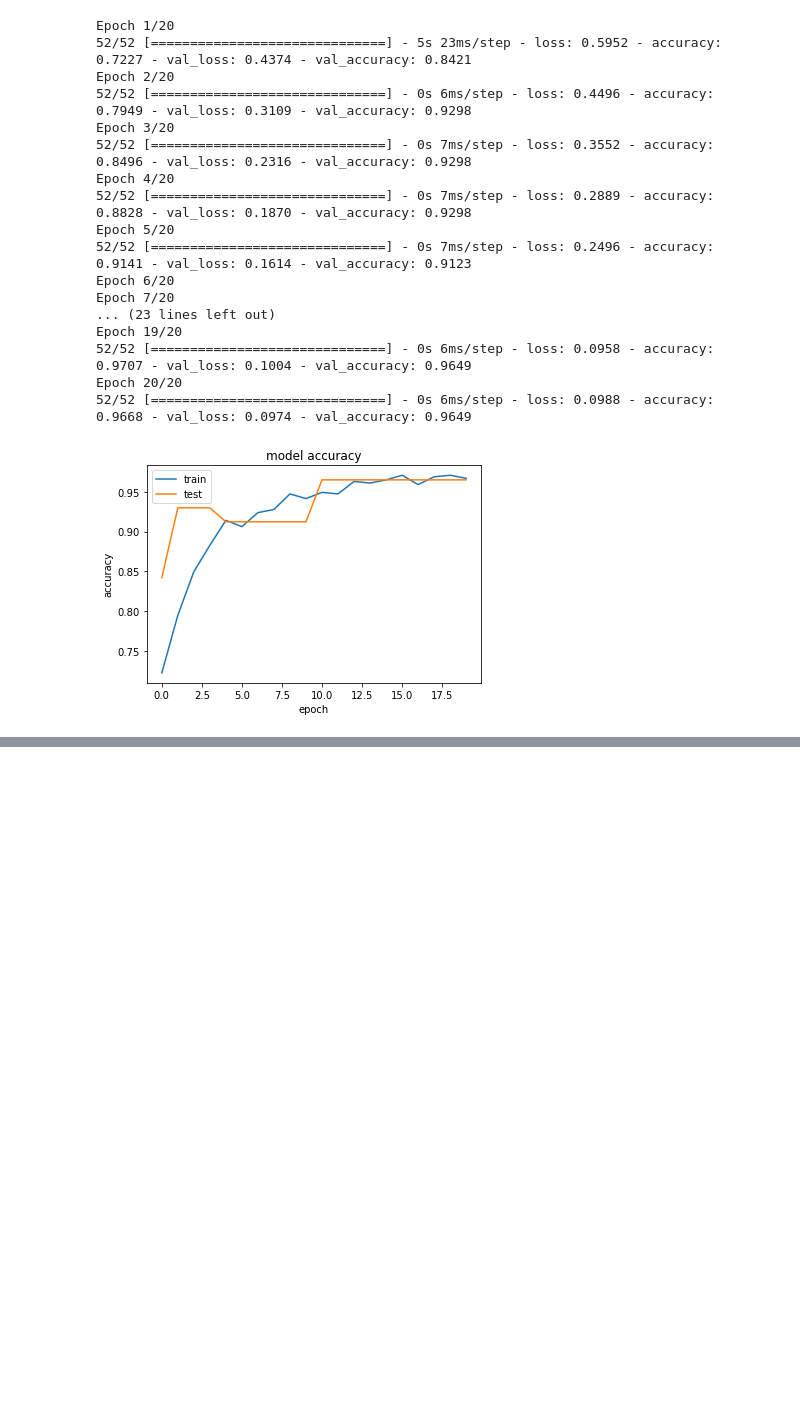
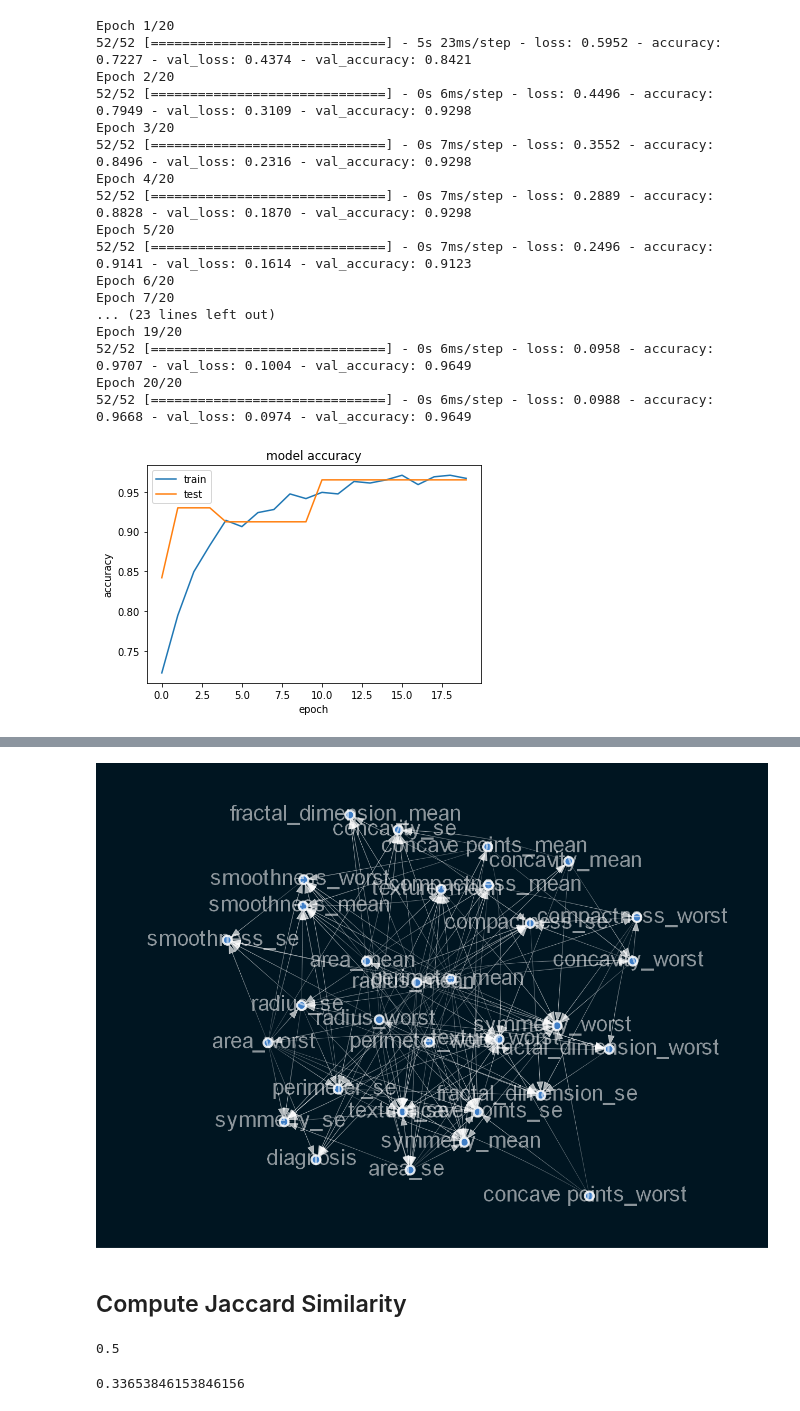
Before and after one commit to Causal-Inference-on-Breast-cancer/Causualty, a Jupyter notebook: notebooks/Data Exploration.ipynb, the cells around one changed output, grey strips where cells are left out. Saved outputs shown, nothing was run; the diff lists cells and outputs as text; code cells hidden in the pictures; blank space fills up the shorter version.

```diff
--- a/notebooks/Data Exploration.ipynb
+++ b/notebooks/Data Exploration.ipynb
@@ -274,0 +333,2 @@ plt.show()
+# %%
+sm_v2 = from_pandas(train_df.sample(100), w_threshold = 0.7, max_iter=2)
@@ -274,0 +337,8 @@ plt.show()
+# %%
+viz_2 = plot_structure(
+    sm_v2,
+    graph_attributes={"scale": "0.5"},
+    all_node_attributes=NODE_STYLE.WEAK,
+    all_edge_attributes=EDGE_STYLE.WEAK)
+Image(viz_2.draw(format='png'))
+# %% [output]
@@ -274,0 +362 @@ plt.show()
+[figure, added]
@@ -274,0 +365,13 @@ plt.show()
+# %% [markdown]
+## Compute Jaccard Similarity
+# %%
+def jaccard(g1, g2):
+    s1, s2 = set(g1), set(g2)
+    return len(s1.intersection(s2))/len(s1.union(s2))
+jaccard([(1,2),(2,1)],[(1,2)])
+# %% [output]
+0.5
+# %%
+jaccard(sm.edges, sm_v2.edges)
+# %% [output]
+0.33653846153846156
```
Also changed, not shown: parts of 27 cells of this notebook.
